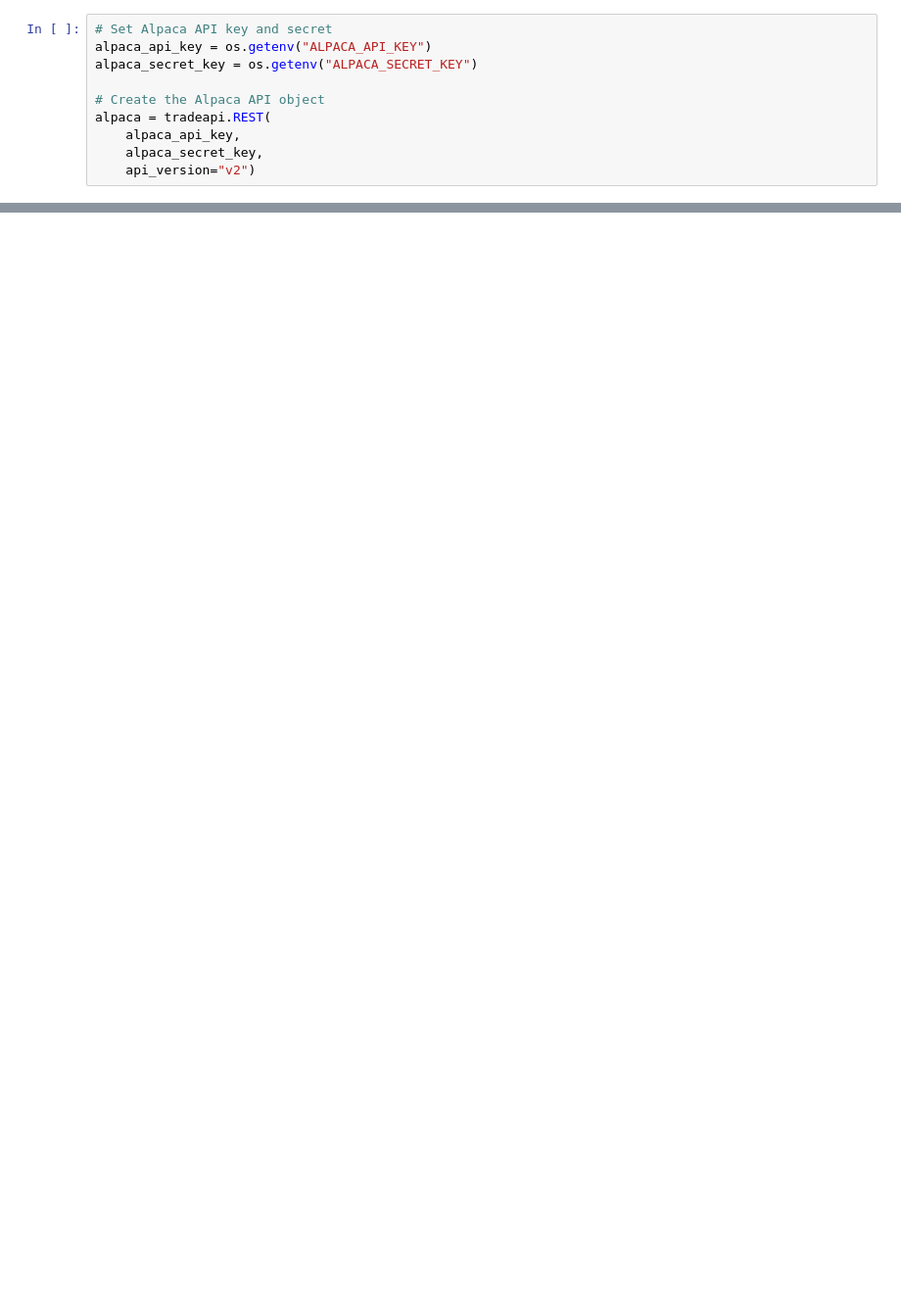
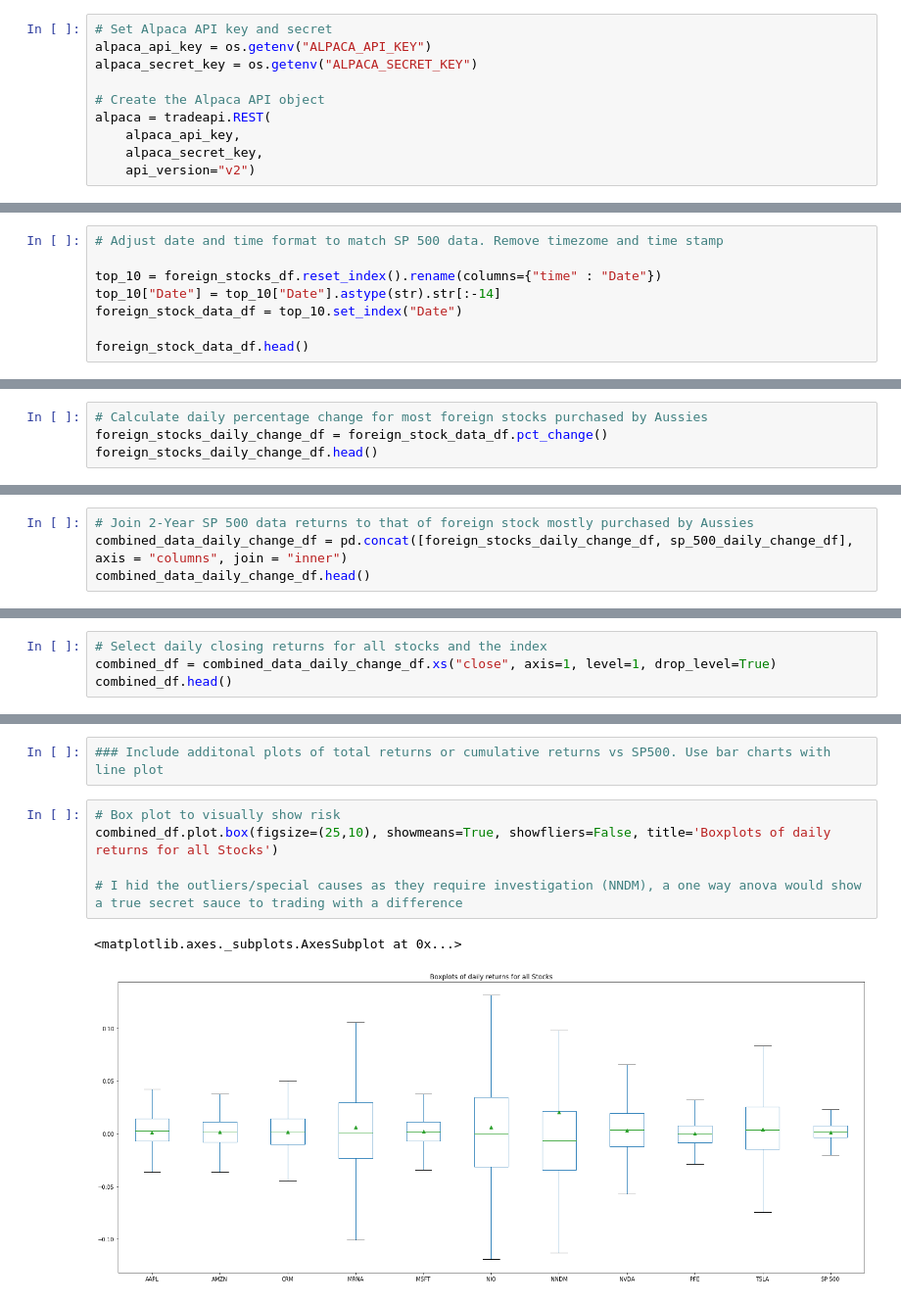
Before and after one commit to nipune/Most-Traded-International-Shares, a Jupyter notebook: Project1-KL.ipynb, the cells around one changed output, grey strips where cells are left out. Shown at 98% size. Cells and saved outputs as stored; diff of their text form; blank space fills up the shorter version.

Commit message:
chart

```diff
--- a/Project1-KL.ipynb
+++ b/Project1-KL.ipynb
@@ -309,0 +167,8 @@ growth_annually
+# %%
+# Adjust date and time format to match SP 500 data. Remove timezome and time stamp
+
+top_10 = foreign_stocks_df.reset_index().rename(columns={"time" : "Date"})
+top_10["Date"] = top_10["Date"].astype(str).str[:-14]
+foreign_stock_data_df = top_10.set_index("Date")
+
+foreign_stock_data_df.head()
@@ -309,0 +185,4 @@ growth_annually
+# %%
+# Calculate daily percentage change for most foreign stocks purchased by Aussies
+foreign_stocks_daily_change_df = foreign_stock_data_df.pct_change()
+foreign_stocks_daily_change_df.head()
@@ -309,0 +199,4 @@ growth_annually
+# %%
+# Join 2-Year SP 500 data returns to that of foreign stock mostly purchased by Aussies
+combined_data_daily_change_df = pd.concat([foreign_stocks_daily_change_df, sp_500_daily_change_df], axis = "columns", join = "inner")
+combined_data_daily_change_df.head()
@@ -309,0 +213,4 @@ growth_annually
+# %%
+# Select daily closing returns for all stocks and the index
+combined_df = combined_data_daily_change_df.xs("close", axis=1, level=1, drop_level=True)
+combined_df.head()
@@ -309,0 +331,10 @@ growth_annually
+# %%
+### Include additonal plots of total returns or cumulative returns vs SP500. Use bar charts with line plot
+# %%
+# Box plot to visually show risk
+combined_df.plot.box(figsize=(25,10), showmeans=True, showfliers=False, title='Boxplots of daily returns for all Stocks')
+
+# I hid the outliers/special causes as they require investigation (NNDM), a one way anova would show a true secret sauce to trading with a difference
+# %% [output]
+<matplotlib.axes._subplots.AxesSubplot at 0x...>
+[figure, added]
```
Also changed, not shown: parts of 62 cells of this notebook, 4 other files.
